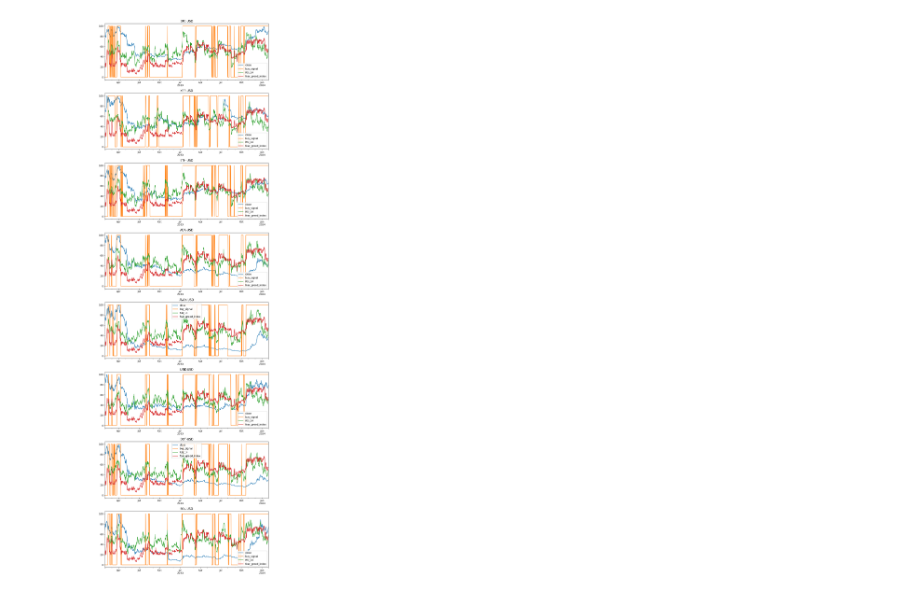
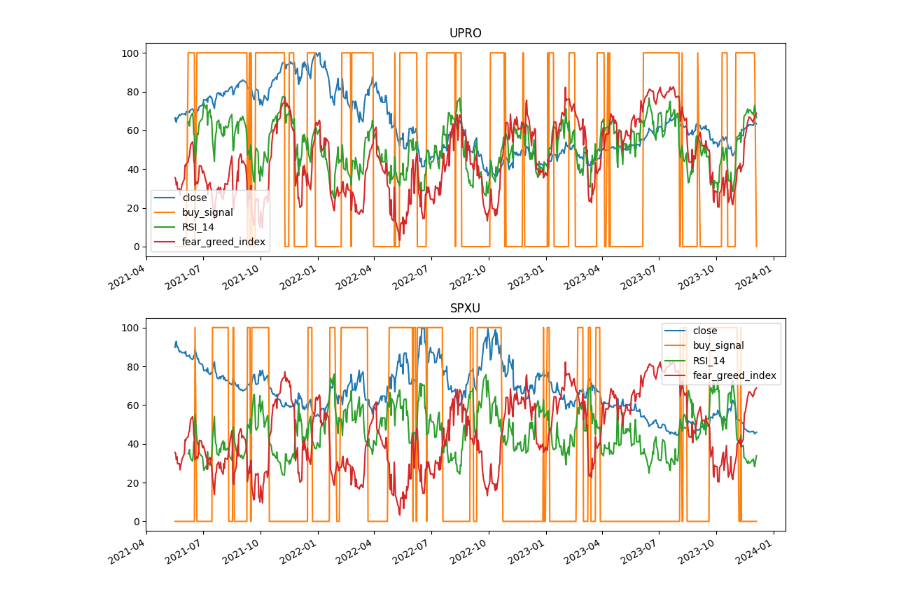
Before and after one commit to daneisburgh/invaas, a Jupyter notebook: notebooks/crypto-etf-test.ipynb, the cells around one changed output. Drawn from its saved outputs; the diff is of its cells as text; code cells hidden in the pictures.

```diff
--- a/notebooks/crypto-etf-test.ipynb
+++ b/notebooks/crypto-etf-test.ipynb
@@ -17,19 +17,20 @@ pd.options.display.max_rows = 100
 import notebook_utils
 # %%
 products = {
-    "crypto": [
-        "BTC-USD",
-        "ETH-USD",
-        "SOL-USD",
-        "XRP-USD",
-        "ADA-USD",
-        "AVAX-USD",
-        "LINK-USD",
-        "DOT-USD",
-    ],
+    # "crypto": [
+    #     "BTC-USD",
+    #     "ETH-USD",
+    #     "SOL-USD",
+    #     "XRP-USD",
+    #     "ADA-USD",
+    #     "AVAX-USD",
+    #     "LINK-USD",
+    #     "DOT-USD",
+    # ],
     # "stock": ["GBTC", "TQQQ"],
     # "stock": ["GBTC", "TQQQ", "SQQQ"],
     # "stock": ["TQQQ", "SQQQ"],
+    "stock": ["UPRO", "SPXU"],
 }
 
 
@@ -217,49 +213,51 @@ for product_index, product_id in enumerate(df_final.product_id.unique()):
         [f"RSI_{days}", "fear_greed_index", f"fear_greed_index_max_{days}", f"fear_greed_index_min_{days}"]
     ].copy()
     # df_history4 = df_final_product[[f"fear_greed_index_gradient_{days}", f"fear_greed_index_gradient_min_{days}", f"fear_greed_index_gradient_max_{days}"]].copy()
-    df_history5 = df_final_product[["BBP_20_2.0"]].copy()
+    # df_history5 = df_final_product[["BBP_20_2.0"]].copy()
 
     df_history1_max = df_history1.to_numpy()[~np.isnan(df_history1.to_numpy())].max()
     # df_history2_max = df_history2.to_numpy()[~np.isnan(df_history2.to_numpy())].max()
     df_history3_max = df_history3.to_numpy()[~np.isnan(df_history3.to_numpy())].max()
     # df_history4_max = df_history4.to_numpy()[~np.isnan(df_history4.to_numpy())].max()
-    df_history5_max = df_history5.to_numpy()[~np.isnan(df_history5.to_numpy())].max()
+    # df_history5_max = df_history5.to_numpy()[~np.isnan(df_history5.to_numpy())].max()
 
     for column in df_history1.columns:
         df_history1[column] = df_history1[column] / df_history1_max * 100
 
     df_history = (
         df_history1
         # .join(df_history2, how="outer")
         .join(df_history3, how="outer")
         # .join(df_history4, how="outer")
-        .join(df_history5, how="outer")
+        # .join(df_history5, how="outer")
     )
     # df_history = history_dfs[product_id]
     # row.RSI_14 >= row.fear_greed_index_max_14 or (row.RSI_14 >= 50 and row.fear_greed_index >= 50)
     df_history["buy_signal"] = (
-        (df_history[f"RSI_{days}"] >= (100 - df_history[f"fear_greed_index_max_{days}"]))
+        (df_history[f"RSI_{days}"] >= df_history[f"fear_greed_index_max_14"])
+        | ((df_history[f"RSI_{days}"] >= 50) & (df_history[f"fear_greed_index_min_14"] >= 60))
+        # (df_history[f"RSI_{days}"] >= (100 - df_history[f"fear_greed_index_max_{days}"]))
         # ((df_history[f"RSI_{days}"] >= 50) & ((100 - df_history["fear_greed_index_min_14"]) >= 60))
     ).replace({True: 100, False: 0})
 
     df_history[
         [
             "close",
             "buy_signal",
             f"RSI_{days}",
             "fear_greed_index",
             # f"fear_greed_index_max_{days}",
             # f"fear_greed_index_min_{days}",
         ]
     ].plot(ax=ax_index)
 
     ax_index.set_title(product_id)
 
 plt.legend()
 plt.tight_layout()
 plt.show()
 # %% [output]
-[figure, old version]
+[figure, new version]
 # %%
 fee_pct = 0
 p_keep = 1 - (fee_pct / 2 / 100)
```
Also changed, not shown: parts of 2 cells of this notebook, 1 other file.
